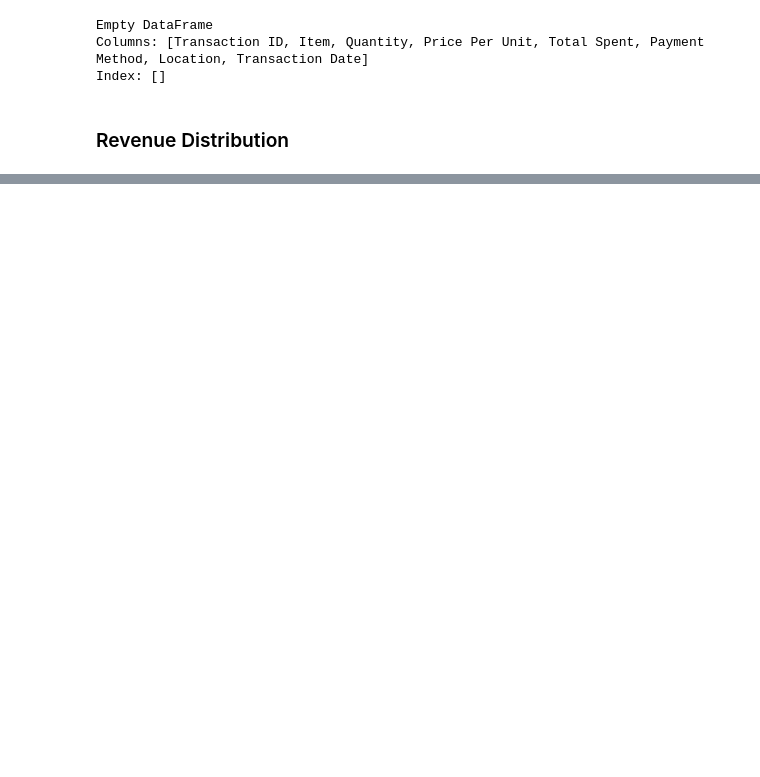
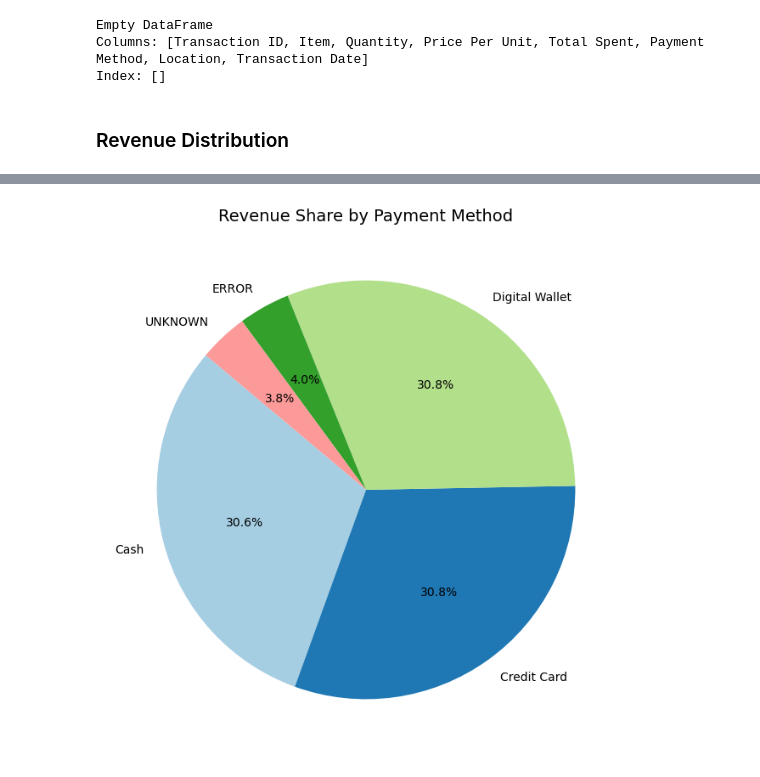
Before and after one commit to martinakvasnickova/Cafe, a Jupyter notebook: analysis/EDA.ipynb, the cells around one changed output, grey strips where cells are left out. Saved outputs shown, nothing was run; the diff lists cells and outputs as text; code cells hidden in the pictures; blank space fills up the shorter version.

```diff
--- a/analysis/EDA.ipynb
+++ b/analysis/EDA.ipynb
@@ -159,0 +363,10 @@ plt.show()
+# %%
+revenue_by_payment = df.groupby('Payment Method')['Total Spent'].sum()
+
+plt.figure(figsize=(8, 8))
+revenue_by_payment.plot(kind='pie', autopct='%1.1f%%', startangle=140, colors=plt.cm.Paired.colors)
+plt.title('Revenue Share by Payment Method', fontsize=14)
+plt.ylabel('')
+plt.show()
+# %% [output]
+[figure, added]
```
Also changed, not shown: parts of 21 cells of this notebook.
